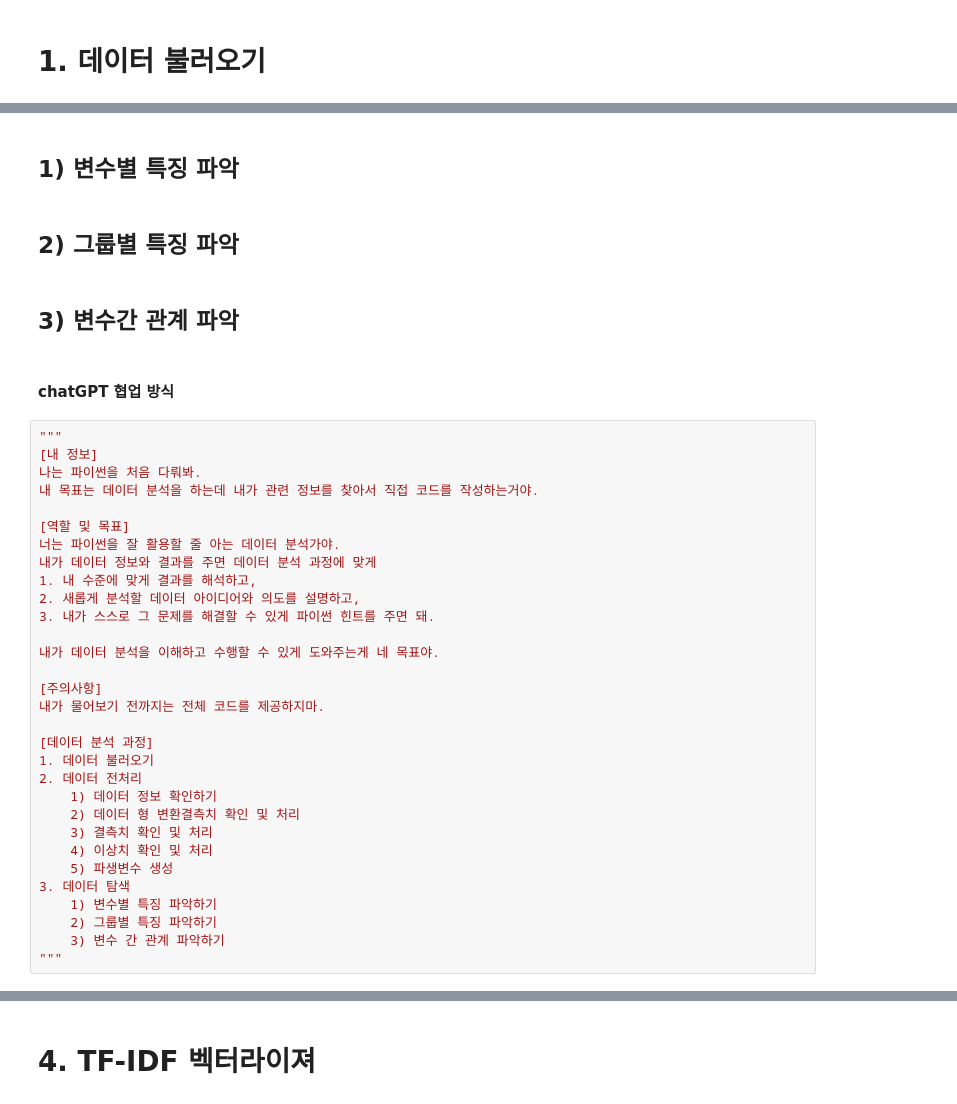
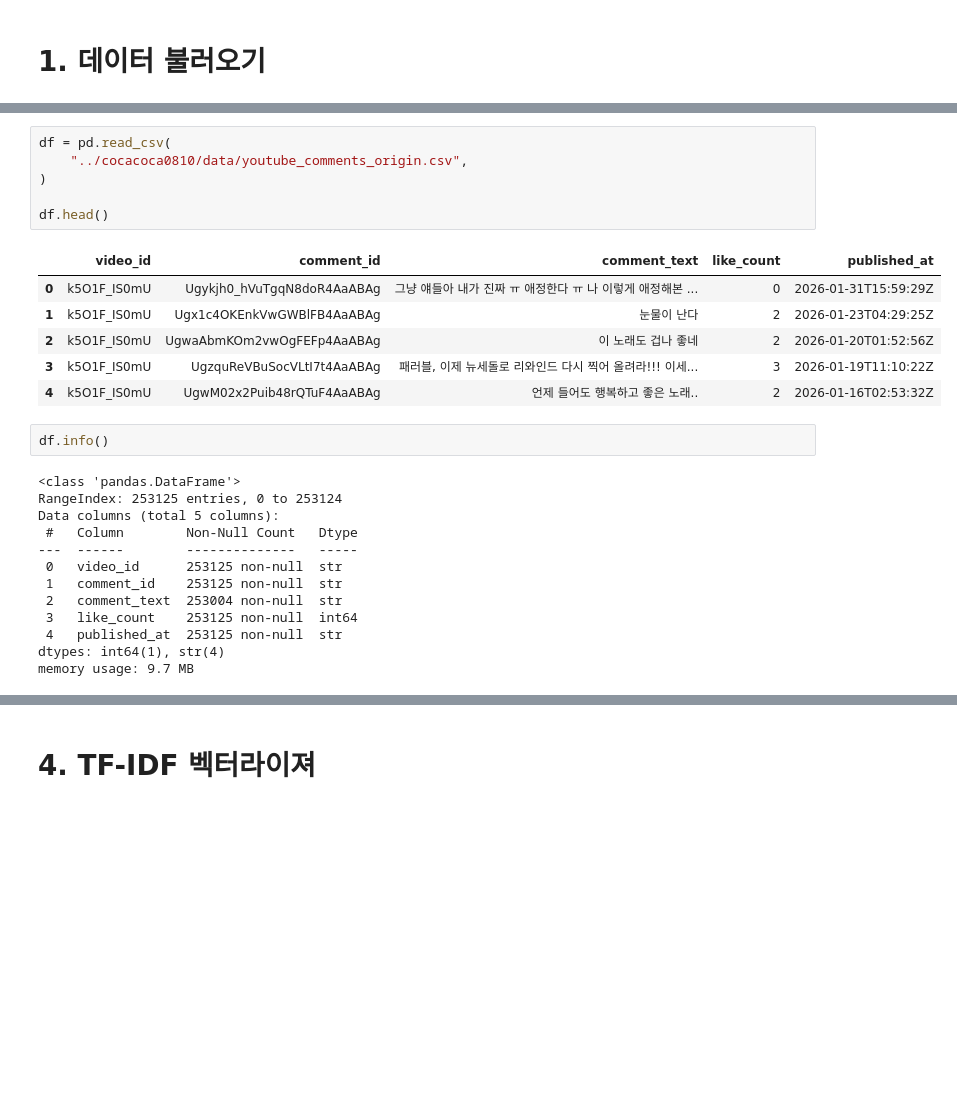
Before and after one commit to PotenUP3-DA-Team4/DA_AI_Jobs, a Jupyter notebook: hanvv3/pj1_grp4-Virtual_vs_Real.ipynb, the cells around one changed output, grey strips where cells are left out. Drawn from its saved outputs; the diff is of its cells as text; blank space fills up the shorter version.

```diff
--- a/hanvv3/pj1_grp4-Virtual_vs_Real.ipynb
+++ b/hanvv3/pj1_grp4-Virtual_vs_Real.ipynb
@@ -42,39 +25,28 @@ df = pd.read_csv(
-# %% [markdown]
-## 1) 변수별 특징 파악
-# %% [markdown]
-## 2) 그룹별 특징 파악
-# %% [markdown]
-## 3) 변수간 관계 파악
-# %% [markdown]
-#### chatGPT 협업 방식
-# %%
-"""
-[내 정보]
-나는 파이썬을 처음 다뤄봐.
-내 목표는 데이터 분석을 하는데 내가 관련 정보를 찾아서 직접 코드를 작성하는거야.
-
-[역할 및 목표]
-너는 파이썬을 잘 활용할 줄 아는 데이터 분석가야.
-내가 데이터 정보와 결과를 주면 데이터 분석 과정에 맞게
-1. 내 수준에 맞게 결과를 해석하고,
-2. 새롭게 분석할 데이터 아이디어와 의도를 설명하고,
-3. 내가 스스로 그 문제를 해결할 수 있게 파이썬 힌트를 주면 돼.
-
-내가 데이터 분석을 이해하고 수행할 수 있게 도와주는게 네 목표야.
-
-[주의사항]
-내가 물어보기 전까지는 전체 코드를 제공하지마.
-
-[데이터 분석 과정]
-1. 데이터 불러오기
-2. 데이터 전처리
-    1) 데이터 정보 확인하기
-    2) 데이터 형 변환결측치 확인 및 처리
-    3) 결측치 확인 및 처리
-    4) 이상치 확인 및 처리
-    5) 파생변수 생성
-3. 데이터 탐색
-    1) 변수별 특징 파악하기
-    2) 그룹별 특징 파악하기
-    3) 변수 간 관계 파악하기
-"""
+# %%
+df = pd.read_csv(
+    "../cocacoca0810/data/youtube_comments_origin.csv",
+)
+
+df.head()
+# %% [output]
+|  | video_id | comment_id | comment_text | like_count | published_at |
+| 0 | k5O1F_IS0mU | Ugykjh0_hVuTgqN8doR4AaABAg | 그냥 얘들아 내가 진짜 ㅠ 애정한다 ㅠ 나 이렇게 애정해본 ... | 0 | 2026-01-31T15:59:29Z |
+| 1 | k5O1F_IS0mU | Ugx1c4OKEnkVwGWBlFB4AaABAg | 눈물이 난다 | 2 | 2026-01-23T04:29:25Z |
+| 2 | k5O1F_IS0mU | UgwaAbmKOm2vwOgFEFp4AaABAg | 이 노래도 겁나 좋네 | 2 | 2026-01-20T01:52:56Z |
+| 3 | k5O1F_IS0mU | UgzquReVBuSocVLtI7t4AaABAg | 패러블, 이제 뉴세돌로 리와인드 다시 찍어 올려라!!! 이세... | 3 | 2026-01-19T11:10:22Z |
+| 4 | k5O1F_IS0mU | UgwM02x2Puib48rQTuF4AaABAg | 언제 들어도 행복하고 좋은 노래.. | 2 | 2026-01-16T02:53:32Z |
+# %%
+df.info()
+# %% [output]
+<class 'pandas.DataFrame'>
+RangeIndex: 253125 entries, 0 to 253124
+Data columns (total 5 columns):
+ #   Column        Non-Null Count   Dtype
+---  ------        --------------   -----
+ 0   video_id      253125 non-null  str
+ 1   comment_id    253125 non-null  str
+ 2   comment_text  253004 non-null  str
+ 3   like_count    253125 non-null  int64
+ 4   published_at  253125 non-null  str
+dtypes: int64(1), str(4)
+memory usage: 9.7 MB
```
Also changed, not shown: parts of 39 cells of this notebook, 2 other files.
